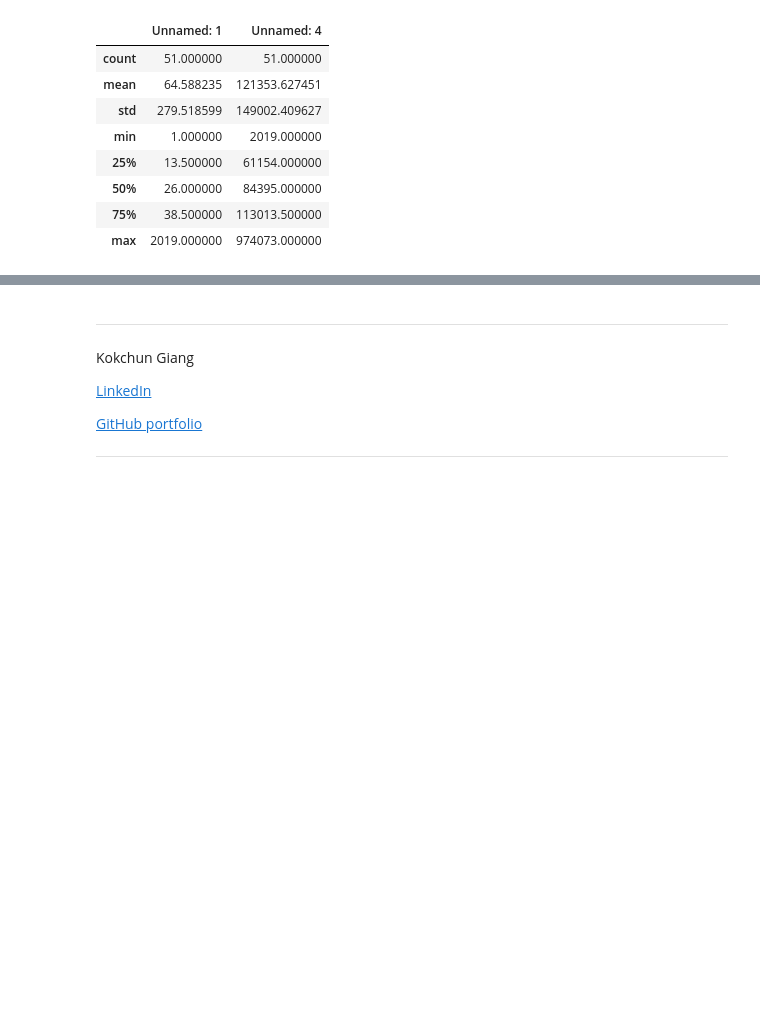
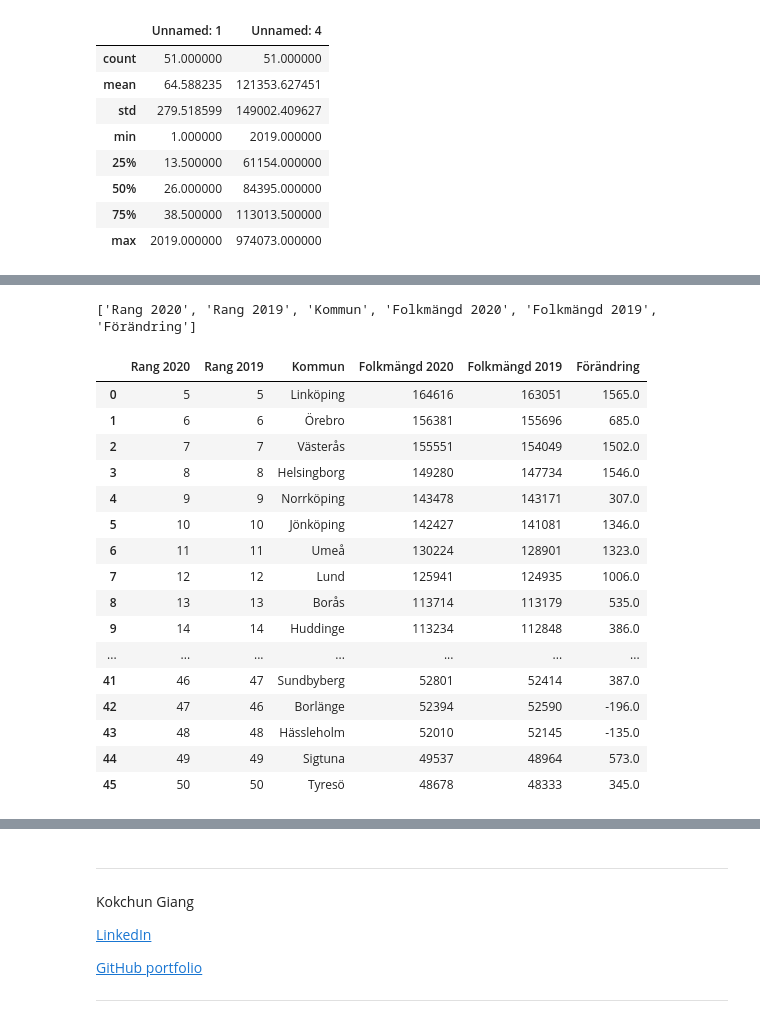
Before and after one commit to Horieh1989/DataProcceccing1, a Jupyter notebook: Exercises/E00_pandas_basic_syntax.ipynb, the cells around one changed output, grey strips where cells are left out. Cells and saved outputs as stored; diff of their text form; code cells hidden in the pictures; blank space fills up the shorter version.

Commit message:
rename columns, print columns

```diff
--- a/Exercises/E00_pandas_basic_syntax.ipynb
+++ b/Exercises/E00_pandas_basic_syntax.ipynb
@@ -295,3 +296,32 @@ df = df.iloc[1:].reset_index(drop=True)
+# %%
+df.rename(columns={"Rang": "Rang 2020",
+                   "Rang 2019": "Rang 2019",
+                   "Kommun": "Kommun",
+                   "Folkmängd 31 december": "Folkmängd 2020",
+                   "Folkmängd 2019": "Folkmängd 2019",
+                   "Förändring": "Förändring",}, inplace=True)
+print(df.columns.tolist())
+#print(df.columns.tolist())
+df
+# %% [output]
+['Rang 2020', 'Rang 2019', 'Kommun', 'Folkmängd 2020', 'Folkmängd 2019', 'Förändring']
+|  | Rang 2020 | Rang 2019 | Kommun | Folkmängd 2020 | Folkmängd 2019 | Förändring |
+| 0 | 5 | 5 | Linköping | 164616 | 163051 | 1565.0 |
+| 1 | 6 | 6 | Örebro | 156381 | 155696 | 685.0 |
+| 2 | 7 | 7 | Västerås | 155551 | 154049 | 1502.0 |
+| 3 | 8 | 8 | Helsingborg | 149280 | 147734 | 1546.0 |
+| 4 | 9 | 9 | Norrköping | 143478 | 143171 | 307.0 |
+| 5 | 10 | 10 | Jönköping | 142427 | 141081 | 1346.0 |
+| 6 | 11 | 11 | Umeå | 130224 | 128901 | 1323.0 |
+| 7 | 12 | 12 | Lund | 125941 | 124935 | 1006.0 |
+| 8 | 13 | 13 | Borås | 113714 | 113179 | 535.0 |
+| 9 | 14 | 14 | Huddinge | 113234 | 112848 | 386.0 |
+| ... | ... | ... | ... | ... | ... | ... |
+| 41 | 46 | 47 | Sundbyberg | 52801 | 52414 | 387.0 |
+| 42 | 47 | 46 | Borlänge | 52394 | 52590 | -196.0 |
+| 43 | 48 | 48 | Hässleholm | 52010 | 52145 | -135.0 |
+| 44 | 49 | 49 | Sigtuna | 49537 | 48964 | 573.0 |
+| 45 | 50 | 50 | Tyresö | 48678 | 48333 | 345.0 |
 # %% [markdown]
 ---
 
```
Also changed, not shown: parts of 2 cells of this notebook.
